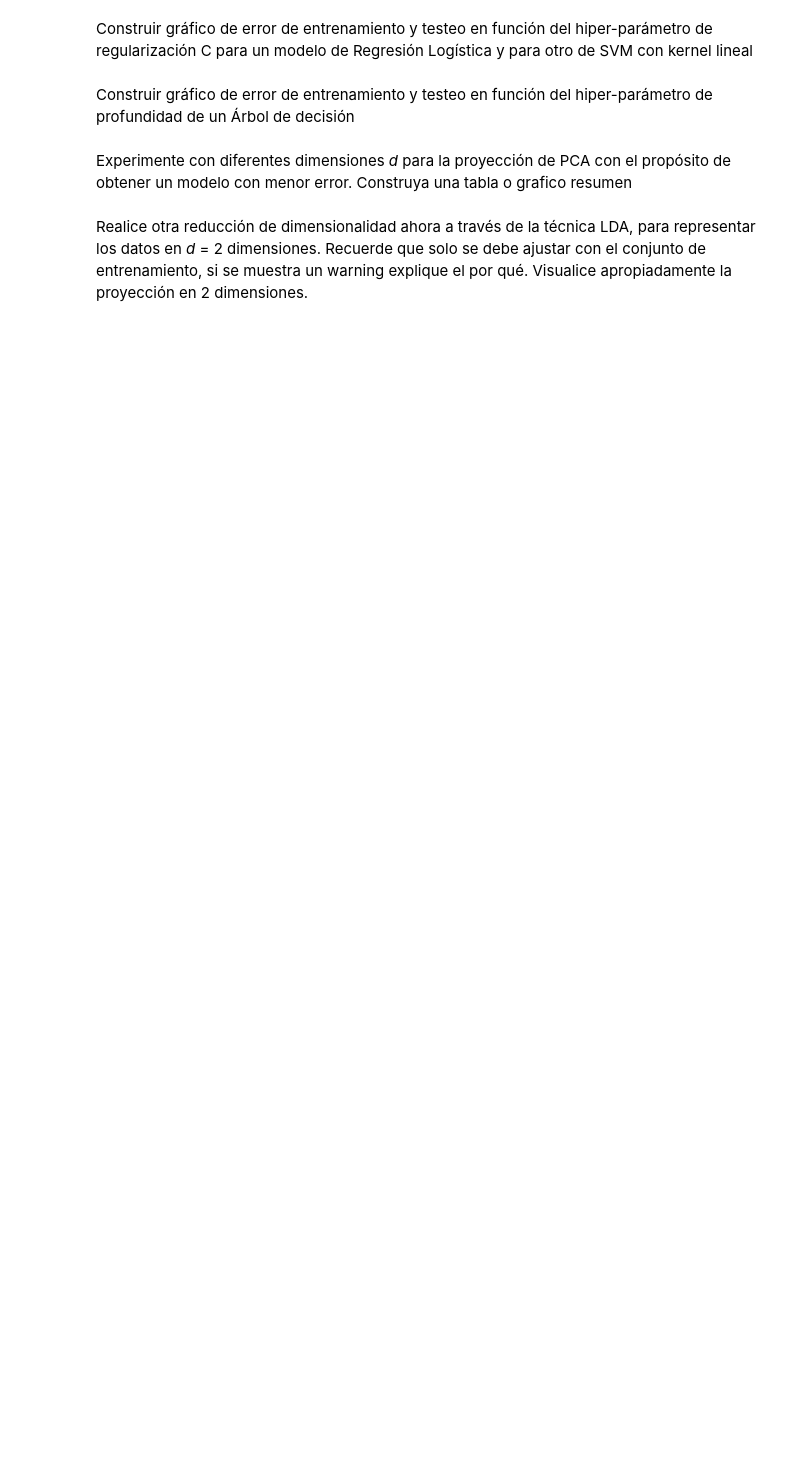
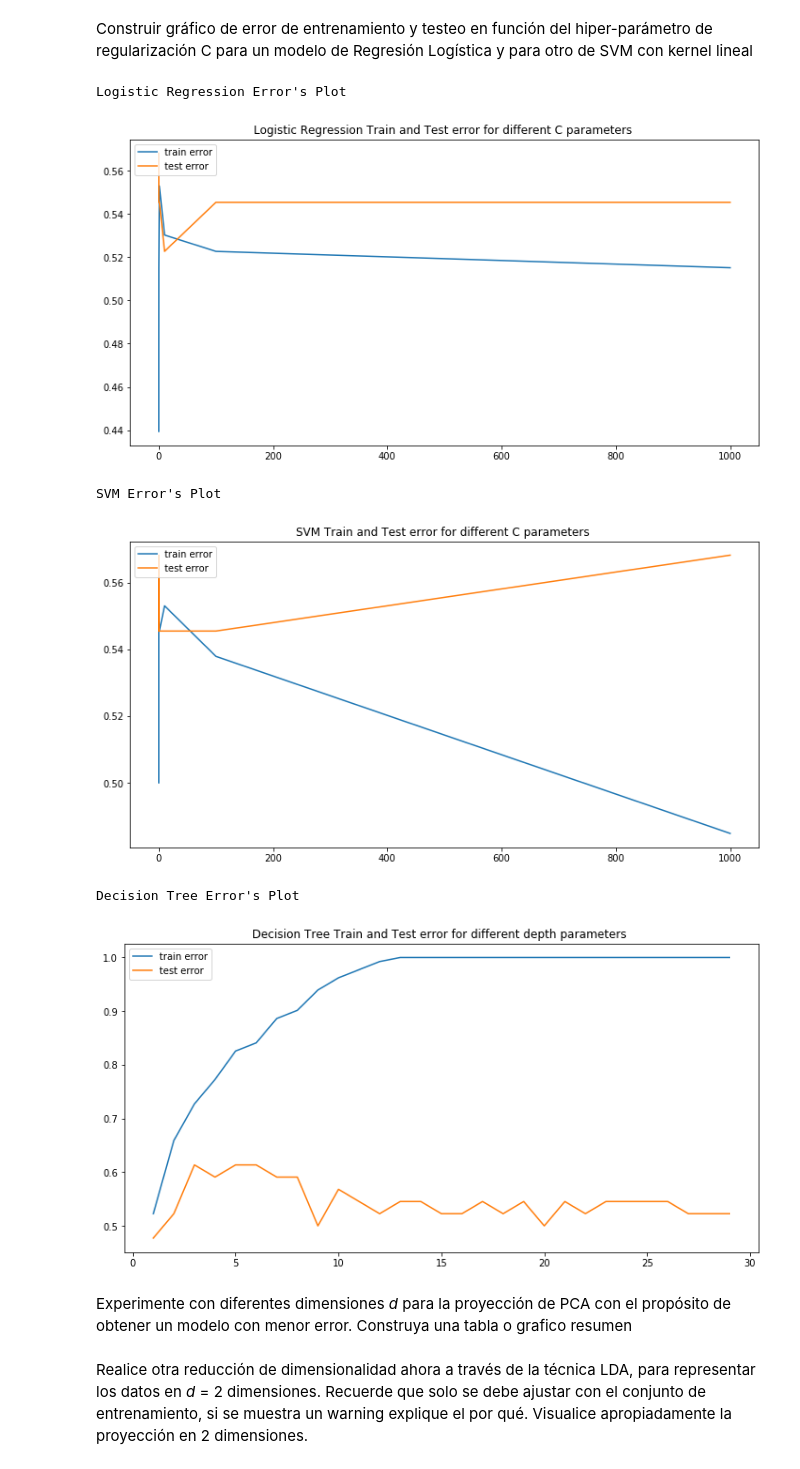
Before and after one commit to sebastian-aranda/machine_learning_utfsm, a Jupyter notebook: tarea2/Tarea 2.ipynb, the cells around one changed output. Drawn from its saved outputs; the diff is of its cells as text; code cells hidden in the pictures; blank space fills up the shorter version.

```diff
--- a/tarea2/Tarea 2.ipynb
+++ b/tarea2/Tarea 2.ipynb
@@ -288,2 +331,0 @@ Cs = [0.0001,0.01,0.1,1,10,100,1000]
-# %% [markdown]
-Construir gráfico de error de entrenamiento y testeo en función del hiper-parámetro de profundidad de un Árbol de decisión
@@ -292,3 +332,70 @@ Depths = range(1,30)
+# %%
+from sklearn.linear_model import LogisticRegression as LR
+from sklearn.svm import SVC as SVM
+from sklearn.model_selection import train_test_split
+
+Cs = [0.0001,0.01,0.1,1,10,100,1000]
+
+e_train = []
+e_test = []
+for c in Cs:
+    model = LR()
+    model.set_params(C=c,penalty='l2')
+    model.fit(X_pca_train,y_train)
+    e_train.append(model.score(X_pca_train,y_train))
+    e_test.append(model.score(X_pca_test,y_test))
+
+print("Logistic Regression Error's Plot")
+fig = plt.figure(figsize=(12,6))
+plt.title("Logistic Regression Train and Test error for different C parameters ")
+plt.plot(Cs,e_train, label="train error")
+plt.plot(Cs,e_test, label="test error")
+plt.legend(loc=2)
+plt.show()
+
+e_train = []
+e_test = []
+for c in Cs:
+    model = SVM()
+    model.set_params(C=c,kernel='linear')
+    model.fit(X_pca_train,y_train)
+    e_train.append(model.score(X_pca_train,y_train))
+    e_test.append(model.score(X_pca_test,y_test))
+
+print("SVM Error's Plot")
+fig = plt.figure(figsize=(12,6))
+plt.title("SVM Train and Test error for different C parameters ")
+plt.plot(Cs,e_train, label="train error")
+plt.plot(Cs,e_test, label="test error")
+plt.legend(loc=2)
+plt.show()
+
+from sklearn.tree import DecisionTreeClassifier as Tree
+
+Depths = range(1,30)
+e_train = []
+e_test = []
+for d in Depths:
+    model = Tree()
+    model.set_params(max_depth=d,criterion='gini',splitter='best')
+    model.fit(X_pca_train,y_train)
+    e_train.append(model.score(X_pca_train,y_train))
+    e_test.append(model.score(X_pca_test,y_test))
+
+print("Decision Tree Error's Plot")
+fig = plt.figure(figsize=(12,6))
+plt.title("Decision Tree Train and Test error for different depth parameters ")
+plt.plot(Depths,e_train, label="train error")
+plt.plot(Depths,e_test, label="test error")
+plt.legend(loc=2)
+plt.show()
+# %% [output]
+Logistic Regression Error's Plot
+[figure, added]
+SVM Error's Plot
+[figure, added]
+Decision Tree Error's Plot
+[figure, added]
 # %% [markdown]
 Experimente con diferentes dimensiones <i>d</i> para la proyección de PCA con el propósito de obtener un modelo con menor error. Construya una tabla o grafico resumen
 # %% [markdown]
```
Also changed, not shown: parts of 32 cells of this notebook.
